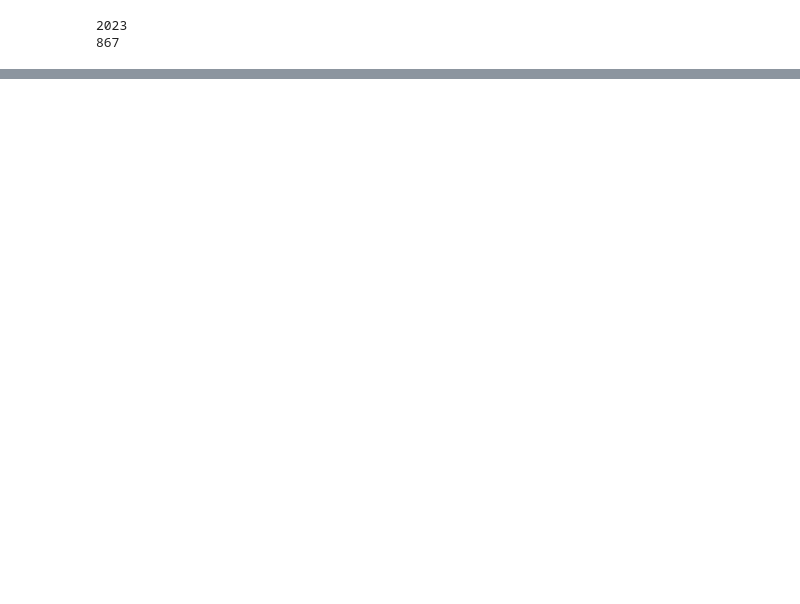
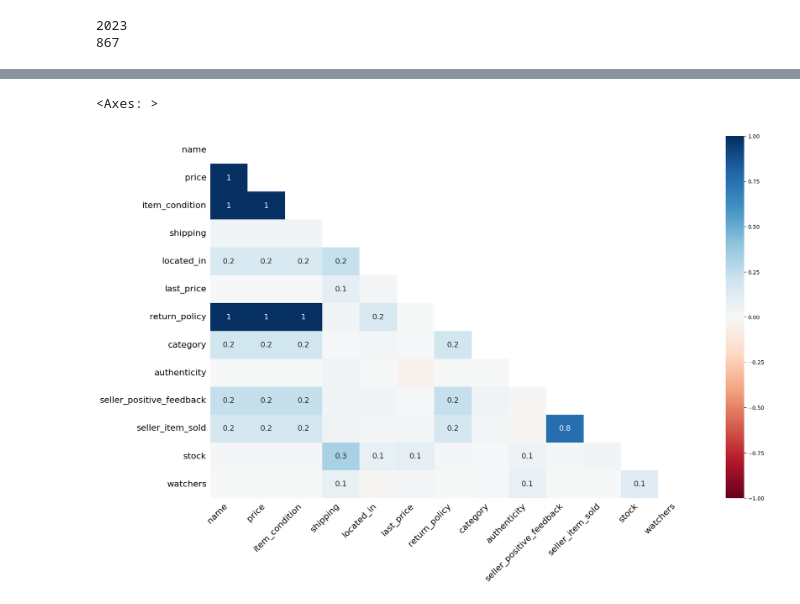
Before and after one commit to JaxSulav/PriceProphet, a Jupyter notebook: Data Processing/dc.ipynb, the cells around one changed output, grey strips where cells are left out. Cells and saved outputs as stored; diff of their text form; code cells hidden in the pictures; blank space fills up the shorter version.

```diff
--- a/Data Processing/dc.ipynb
+++ b/Data Processing/dc.ipynb
@@ -35,0 +105,5 @@ print(df["shipping"].str.contains('Lcted').sum())
+# %%
+msno.heatmap(df)
+# %% [output]
+<Axes: >
+[figure, added]
```
Also changed, not shown: parts of 32 cells of this notebook.
